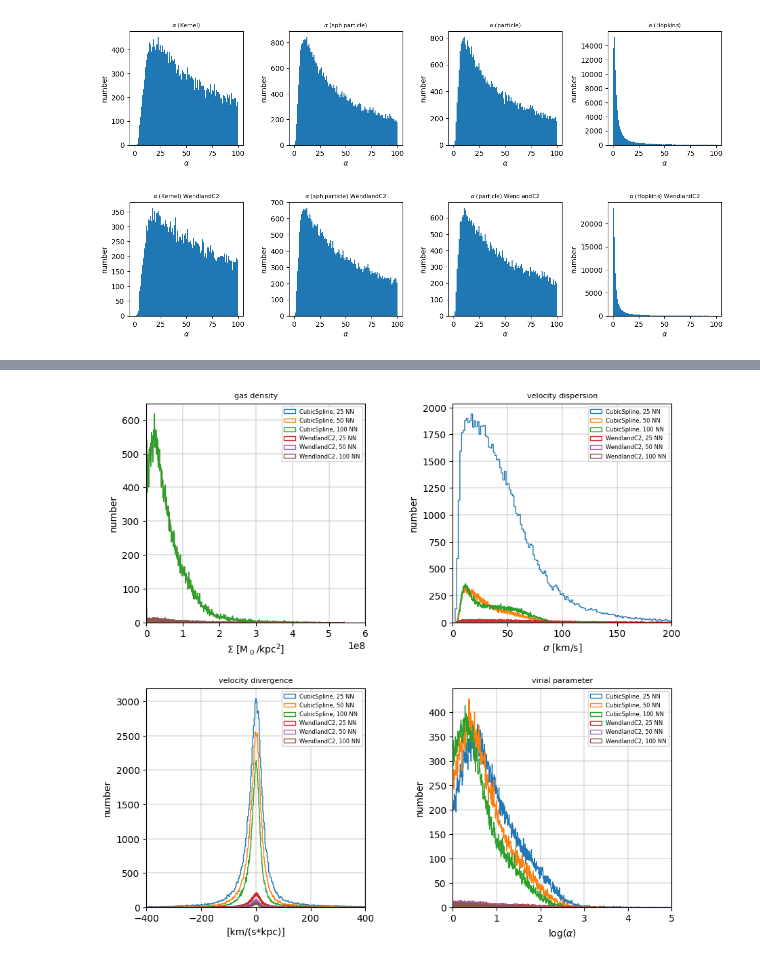
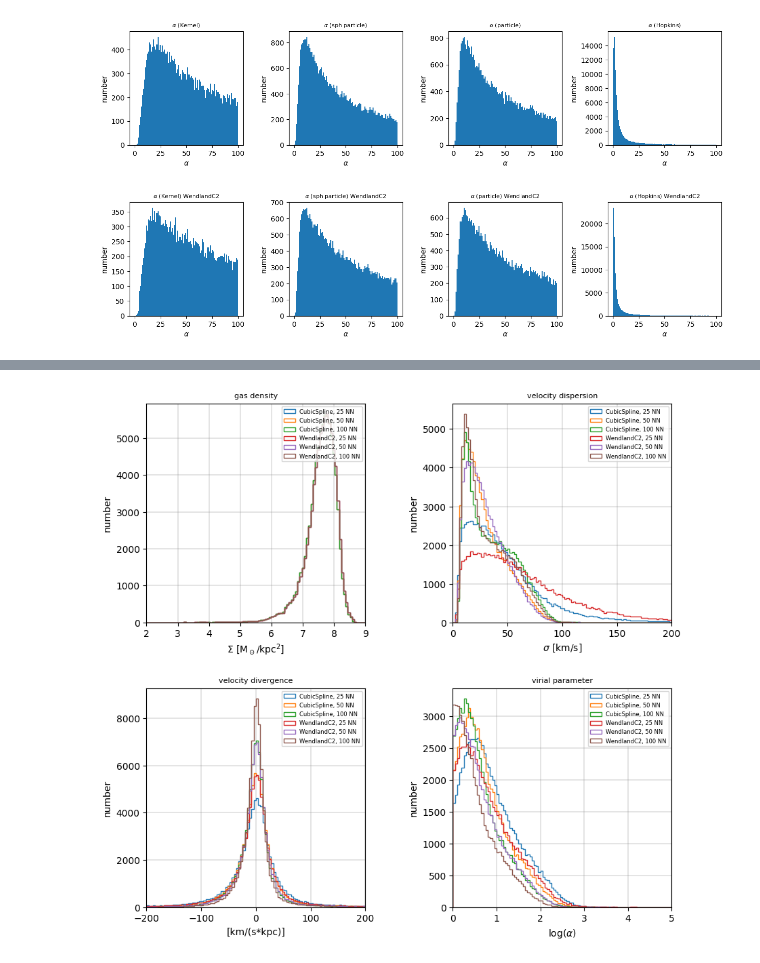
Before and after one commit to Evafranck/star_formation, a Jupyter notebook: star_formation_neu.ipynb, the cells around one changed output, grey strips where cells are left out. Saved outputs shown, nothing was run; the diff lists cells and outputs as text; code cells hidden in the pictures.

Commit message:
efficiency plot and rho_w functions added

```diff
--- a/star_formation_neu.ipynb
+++ b/star_formation_neu.ipynb
@@ -14,4 +14,4 @@ import pickle
 # %%
 pynbody.config["number_of_threads"] = 2
 pynbody.config["sph"]["Kernel"] = 'WendlandC2'
-pynbody.config['sph']['smooth-particles'] = 100
+pynbody.config['sph']['smooth-particles'] = 50
@@ -325,3 +487,29 @@ for n in range(4,8):
     ax.set_aspect(1./ax.get_data_ratio())
 # %% [output]
 [figure]
+# %%
+rho_list = [np.log10(gal.g['rho_CS_25']), np.log10(gal.g['rho_CS_50']), np.log10(gal.g['rho_CS_100']), np.log10(gal.g['rho_W_25']), np.log10(gal.g['rho_W_50']), np.log10(gal.g['rho_W_100'])]
+v_disp_list = [vdisp_CS_25, vdisp_CS_50, vdisp_CS_100, vdisp_W_25, vdisp_W_50, vdisp_W_100]
+v_div_list = [vdiv_CS_25, vdiv_CS_50, vdiv_CS_100, vdiv_W_25, vdiv_W_50, vdiv_W_100]
+alpha_2_list = [np.log10(alpha2_CS_25), np.log10(alpha2_CS_50), np.log10(alpha2_CS_100), np.log10(alpha2_W_25), np.log10(alpha2_W_50), np.log10(alpha2_W_100)]
+key_list = [rho_list, v_disp_list, v_div_list, alpha_2_list]
+range_list = [(2, 9), (0, 200), (-200, 200), (0, 5)]
+nn = [25, 50, 100]
+title = ['gas density', 'velocity dispersion', 'velocity divergence', 'virial parameter']
+unit = [r'$\Sigma$ [M$_\odot$/kpc$^2$]', r'$\sigma$ [km/s]', '[km/(s*kpc)]', 'log('+r'$\alpha$'+')']
+label = ['CubicSpline, 25 NN', 'CubicSpline, 50 NN', 'CubicSpline, 100 NN', 'WendlandC2, 25 NN', 'WendlandC2, 50 NN', 'WendlandC2, 100 NN']
+fig = plt.figure(figsize = (10,10))
+gs0 = gd.GridSpec(2, 2, figure=fig, wspace = 0.4)
+
+for n in range(4):
+    ax = fig.add_subplot(gs0[n])
+    for i in range(6):
+        ax.hist(key_list[n][i], bins = 100, label = label[i], range = range_list[n], histtype = 'step')
+
+    ax.set_title(title[n], wrap = True, fontsize = 8)
+    ax.set_xlabel(unit[n])
+    ax.set_ylabel('number')
+    ax.set_xlim(range_list[n])
+    ax.set_aspect(1./ax.get_data_ratio())
+    ax.grid(linewidth = 0.3, color = 'grey')
+    ax.legend(fontsize = 6)
@@ -328,31 +518,28 @@ for n in range(4,8):
 # %%
-rho_list = [rho_CS_25, rho_CS_50, rho_CS_100, rho_W_25, rho_W_50, rho_W_100]
+rho_list = [np.log10(gal.g['rho_CS_25']), np.log10(gal.g['rho_CS_50']), np.log10(gal.g['rho_CS_100']), np.log10(gal.g['rho_W_25']), np.log10(gal.g['rho_W_50']), np.log10(gal.g['rho_W_100'])]
 v_disp_list = [vdisp_CS_25, vdisp_CS_50, vdisp_CS_100, vdisp_W_25, vdisp_W_50, vdisp_W_100]
 v_div_list = [vdiv_CS_25, vdiv_CS_50, vdiv_CS_100, vdiv_W_25, vdiv_W_50, vdiv_W_100]
 alpha_4_list = [np.log10(alpha4_CS_25), np.log10(alpha4_CS_50), np.log10(alpha4_CS_100), np.log10(alpha4_W_25), np.log10(alpha4_W_50), np.log10(alpha4_W_100)]
 key_list = [rho_list, v_disp_list, v_div_list, alpha_4_list]
-range_list = [(0, 0.6e9), (0, 200), (-400, 400), (0, 5)]
+range_list = [(2, 9), (0, 200), (-200, 200), (0, 5)]
 nn = [25, 50, 100]
 title = ['gas density', 'velocity dispersion', 'velocity divergence', 'virial parameter']
 unit = [r'$\Sigma$ [M$_\odot$/kpc$^2$]', r'$\sigma$ [km/s]', '[km/(s*kpc)]', 'log('+r'$\alpha$'+')']
 label = ['CubicSpline, 25 NN', 'CubicSpline, 50 NN', 'CubicSpline, 100 NN', 'WendlandC2, 25 NN', 'WendlandC2, 50 NN', 'WendlandC2, 100 NN']
 fig = plt.figure(figsize = (10,10))
 gs0 = gd.GridSpec(2, 2, figure=fig, wspace = 0.4)
 
 for n in range(4):
     ax = fig.add_subplot(gs0[n])
-    for i in range(3):
-        ax.hist(key_list[n][i], bins = 1000, label = label[i], histtype = 'step')
-
-    for i in range(3,6):
-        ax.hist(key_list[n][i], bins = 100000, label = label[i], histtype = 'step')
+    for i in range(6):
+        ax.hist(key_list[n][i], bins = 100, label = label[i], range = range_list[n], histtype = 'step')
 
     ax.set_title(title[n], wrap = True, fontsize = 8)
     ax.set_xlabel(unit[n])
     ax.set_ylabel('number')
     ax.set_xlim(range_list[n])
     ax.set_aspect(1./ax.get_data_ratio())
     ax.grid(linewidth = 0.3, color = 'grey')
     ax.legend(fontsize = 6)
 # %% [output]
-[figure, old version]
+[figure, new version]
```
Also changed, not shown: parts of 14 cells of this notebook.
